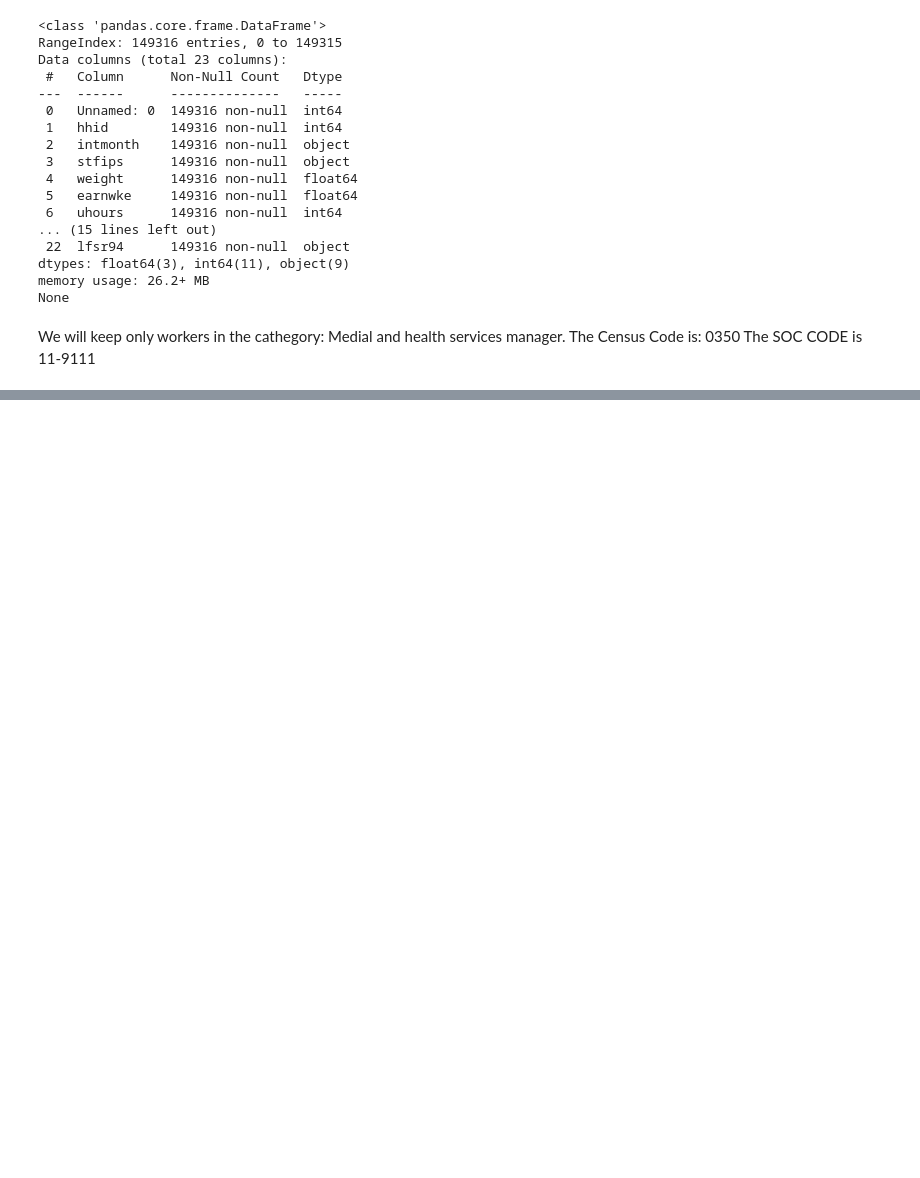
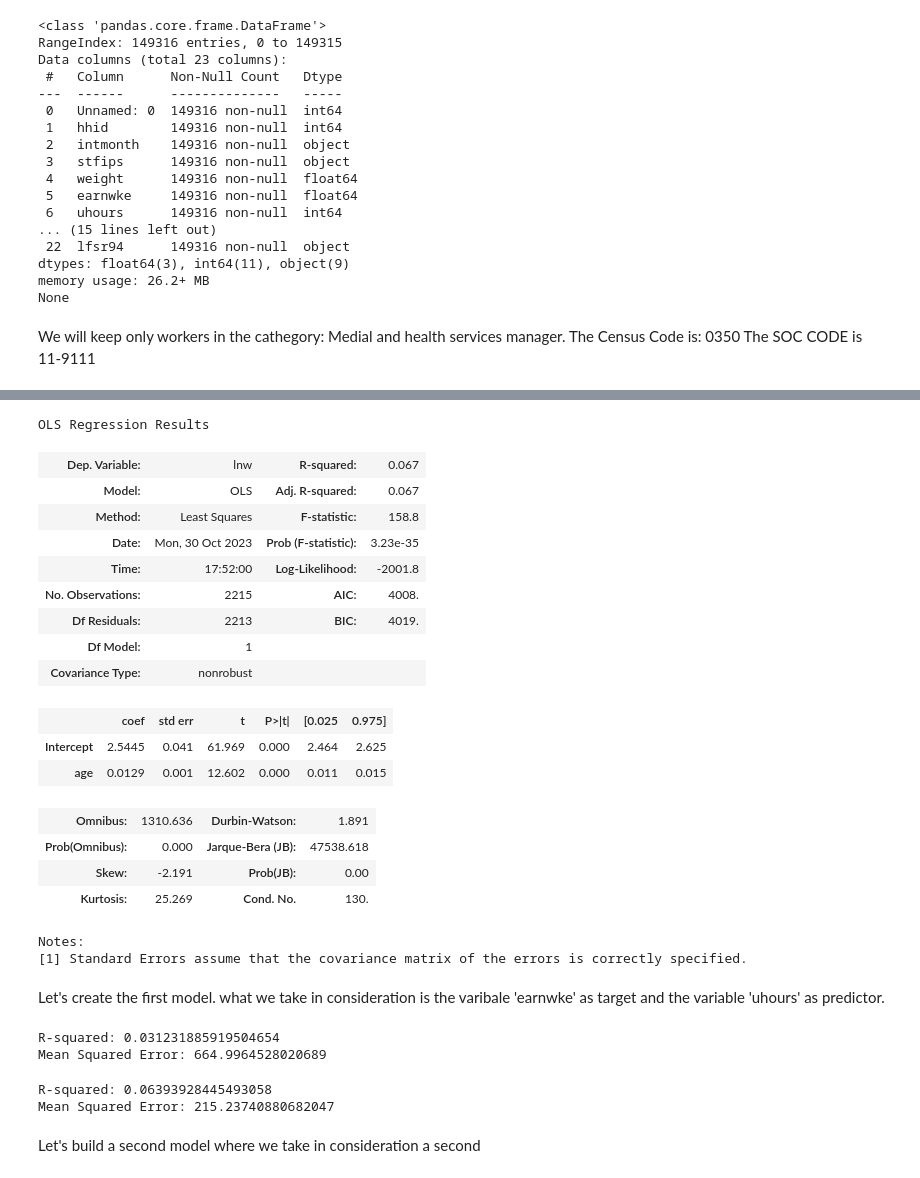
Before and after one commit to Jacopo21/EarningxOccupation, a Jupyter notebook: HM1/earnings.ipynb, the cells around one changed output, grey strips where cells are left out. Saved outputs shown, nothing was run; the diff lists cells and outputs as text; code cells hidden in the pictures; blank space fills up the shorter version.

Commit message:
first model

```diff
--- a/HM1/earnings.ipynb
+++ b/HM1/earnings.ipynb
@@ -111,0 +104,69 @@ for model in models:
+# %%
+reg1 = smf.ols(formula="lnw~age", data=data3).fit()
+reg1.summary()
+# %% [output]
+OLS Regression Results
+| Dep. Variable: | lnw | R-squared: | 0.067 |
+| Model: | OLS | Adj. R-squared: | 0.067 |
+| Method: | Least Squares | F-statistic: | 158.8 |
+| Date: | Mon, 30 Oct 2023 | Prob (F-statistic): | 3.23e-35 |
+| Time: | 17:52:00 | Log-Likelihood: | -2001.8 |
+| No. Observations: | 2215 | AIC: | 4008. |
+| Df Residuals: | 2213 | BIC: | 4019. |
+| Df Model: | 1 |  |  |
+| Covariance Type: | nonrobust |  |  |
+|  | coef | std err | t | P>|t| | [0.025 | 0.975] |
+| Intercept | 2.5445 | 0.041 | 61.969 | 0.000 | 2.464 | 2.625 |
+| age | 0.0129 | 0.001 | 12.602 | 0.000 | 0.011 | 0.015 |
+| Omnibus: | 1310.636 | Durbin-Watson: | 1.891 |
+| Prob(Omnibus): | 0.000 | Jarque-Bera (JB): | 47538.618 |
+| Skew: | -2.191 | Prob(JB): | 0.00 |
+| Kurtosis: | 25.269 | Cond. No. | 130. |
+Notes:
+[1] Standard Errors assume that the covariance matrix of the errors is correctly specified.
+# %% [markdown]
+Let's create the first model. what we take in consideration is the varibale 'earnwke' as target and the variable 'uhours' as predictor.
+# %%
+# FIRST ATTEMP
+predictor = ['age']
+target = 'w'
+X = filtered_data[predictor]
+y = filtered_data[target]
+model = LinearRegression()
+model.fit(X, y)
+
+y_pred = model.predict(X)
+
+#R-squared
+r2 = r2_score(y, y_pred)
+print(f"R-squared: {r2}")
+
+#Mean Squared Error
+mse = mean_squared_error(y, y_pred)
+print(f"Mean Squared Error: {mse}")
+# %% [output]
+R-squared: 0.031231885919504654
+Mean Squared Error: 664.9964528020689
+# %%
+# SECOND ATTEMP
+predictor = ['age']
+target = ['w']
+X = data3[predictor]
+y = data3[target]
+model = LinearRegression()
+model.fit(X, y)
+
+y_pred = model.predict(X)
+
+#R-squared
+r2 = r2_score(y, y_pred)
+print(f"R-squared: {r2}")
+
+#Mean Squared Error
+mse = mean_squared_error(y, y_pred)
+print(f"Mean Squared Error: {mse}")
+# %% [output]
+R-squared: 0.06393928445493058
+Mean Squared Error: 215.23740880682047
+# %% [markdown]
+Let's build a second model where we take in consideration a second
```
Also changed, not shown: parts of 6 cells of this notebook.
